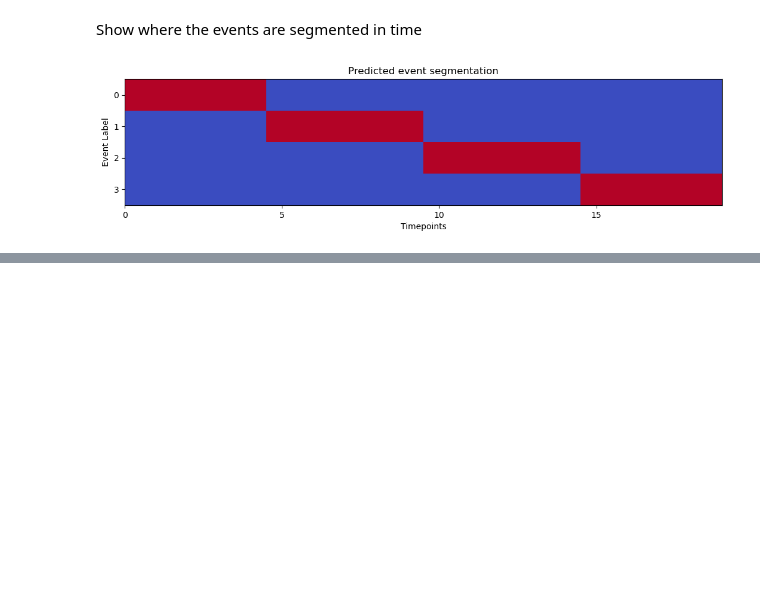
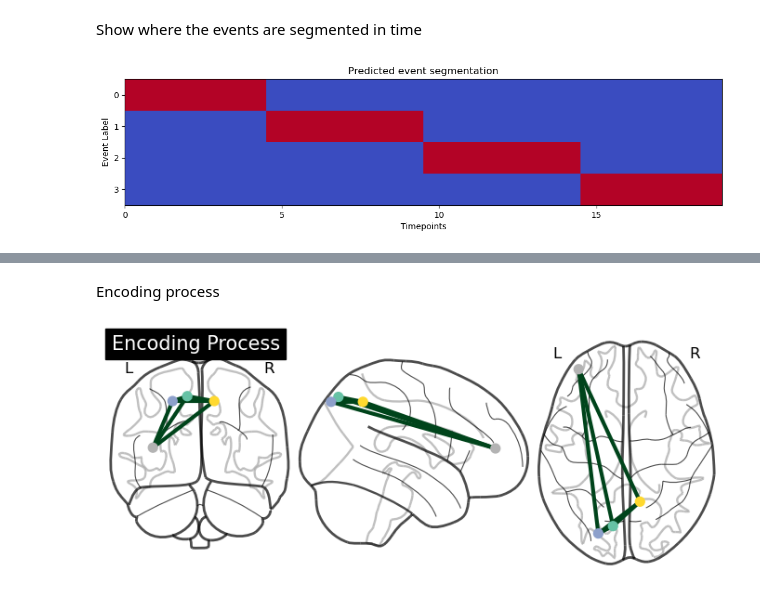
Before and after one commit to w-decker/SNL23_plots, a Jupyter notebook: plotting.ipynb, the cells around one changed output, grey strips where cells are left out. Cells and saved outputs as stored; diff of their text form; code cells hidden in the pictures; blank space fills up the shorter version.

```diff
--- a/plotting.ipynb
+++ b/plotting.ipynb
@@ -289,0 +303,9 @@ fig.savefig('segments.png', dpi=300, bbox_inches='tight')
+# %% [markdown]
+Encoding process
+# %%
+coords = np.array([[-10, -76,52], [-22, -82, 48], [12, -56, 48], [-38, 52, 10]])
+x = np.ones((len(coords), len(coords)))
+fig = plot_connectome(x, coords, title='Encoding Process', edge_cmap='Greens')
+fig.savefig('encod.png', dpi=300)
+# %% [output]
+[figure, added]
```
Also changed, not shown: parts of 6 cells of this notebook.
